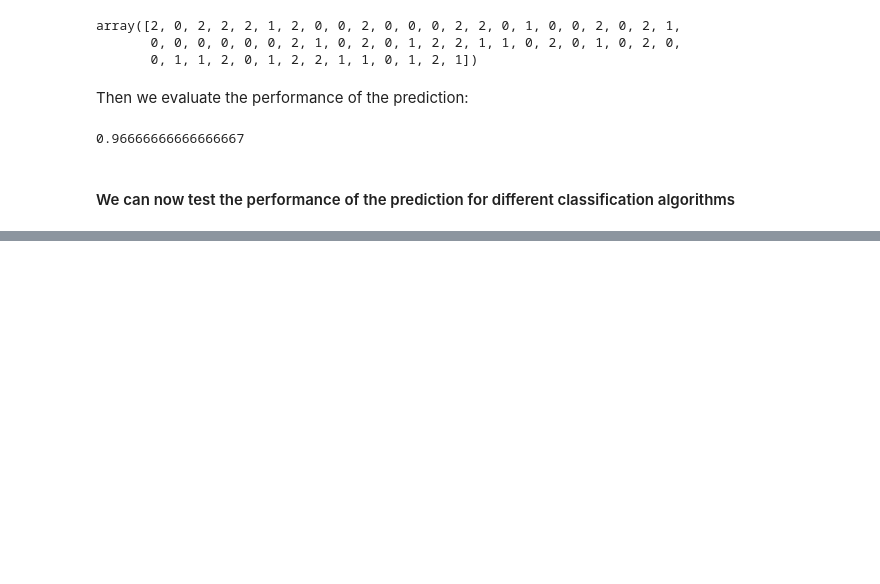
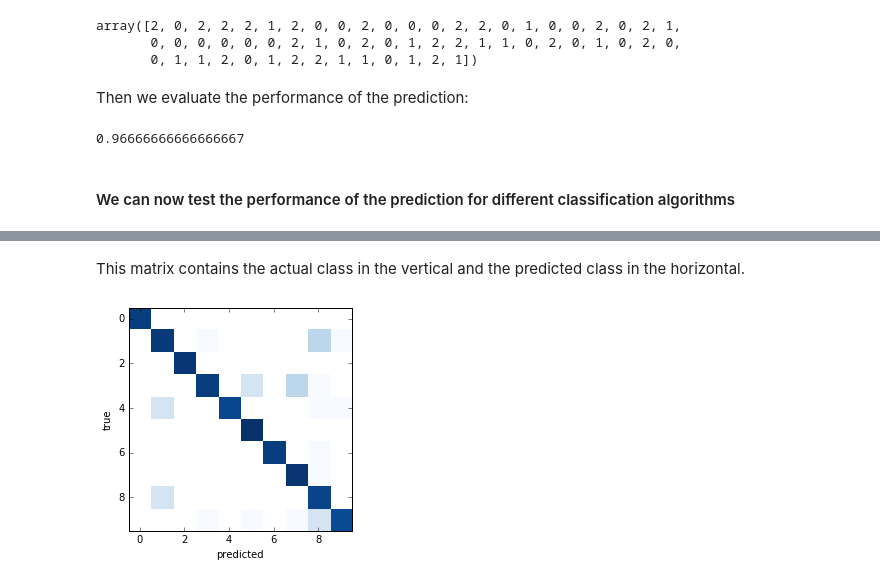
Before and after one commit to UiO-IN3110/UiO-IN3110.github.io, a Jupyter notebook: lectures/12_scikit_learn/scikit-learn-1.ipynb, the cells around one changed output, grey strips where cells are left out. Drawn from its saved outputs; the diff is of its cells as text; code cells hidden in the pictures; blank space fills up the shorter version.

```diff
--- a/lectures/12_scikit_learn/scikit-learn-1.ipynb
+++ b/lectures/12_scikit_learn/scikit-learn-1.ipynb
@@ -573,0 +633,6 @@ Text(0,0.5,'Testing Accuracy')
+# %%
+from sklearn.model_selection import train_test_split
+
+Xtrain, Xtest, ytrain, ytest = train_test_split(digits.data, digits.target,
+                                                random_state=2)
+print(Xtrain.shape, Xtest.shape)
@@ -573,0 +643,5 @@ Text(0,0.5,'Testing Accuracy')
+# %%
+from sklearn.linear_model import LogisticRegression
+clf = LogisticRegression(penalty='l2')
+clf.fit(Xtrain, ytrain)
+ypred = clf.predict(Xtest)
@@ -573,0 +671,10 @@ Text(0,0.5,'Testing Accuracy')
+# %% [markdown]
+This matrix contains the actual class in the vertical and the predicted class in the horizontal.
+# %%
+plt.imshow(np.log(confusion_matrix(ytest, ypred)),
+           cmap='Blues', interpolation='nearest')
+plt.grid(False)
+plt.ylabel('true')
+plt.xlabel('predicted');
+# %% [output]
+[figure, added]
```
Also changed, not shown: parts of 38 cells of this notebook, 4 other files.
